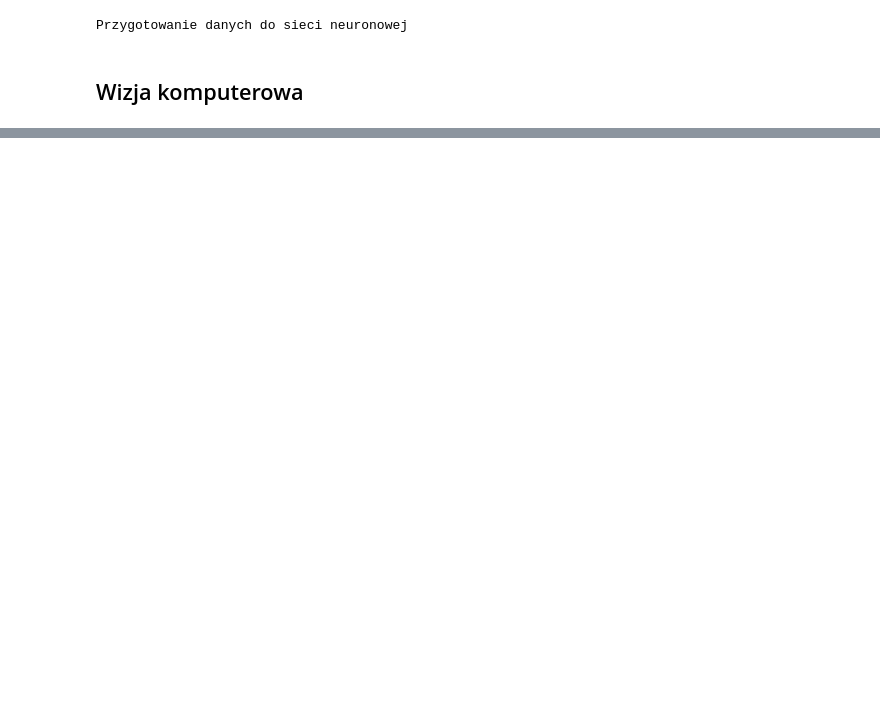
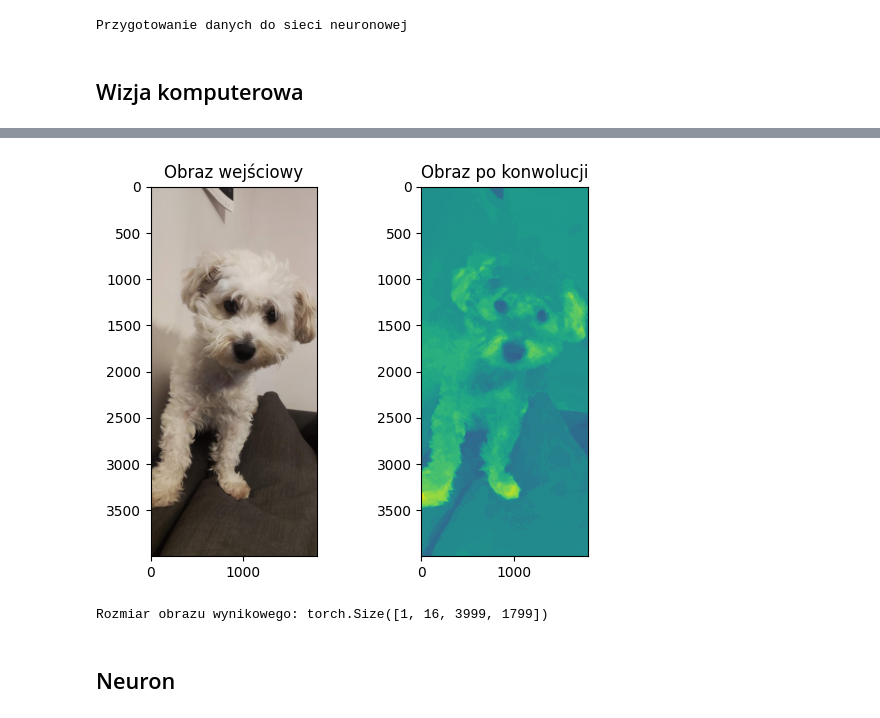
Before and after one commit to JakubLegutko/DLML, a Jupyter notebook: DL1.ipynb, the cells around one changed output, grey strips where cells are left out. Cells and saved outputs as stored; diff of their text form; code cells hidden in the pictures; blank space fills up the shorter version.

```diff
--- a/DL1.ipynb
+++ b/DL1.ipynb
@@ -305,0 +268,55 @@ ValueError: too many values to unpack (expected 2)
+# %%
+import torch
+import torch.nn as nn
+import torch.nn.functional as F
+from PIL import Image
+from torchvision import transforms
+import matplotlib.pyplot as plt
+
+# Przykładowy obraz wejściowy (możesz użyć własnego obrazu)
+input_image = Image.open("cat.jpg")
+
+# Przykładowe hiperparametry
+F = 2  # Rozmiar maski filtru
+S = 1  # Stride
+
+# Przekszałcenie obrazu PIL na tensor
+transform = transforms.ToTensor()
+input_tensor = transform(input_image).unsqueeze(0)  # Dodajemy wymiar batcha (1 obraz)
+
+# Wyświetlenie obrazu wejściowego
+plt.figure()
+plt.subplot(1, 2, 1)
+plt.title("Obraz wejściowy")
+plt.imshow(input_tensor.squeeze(0).permute(1, 2, 0))  # Tensor do obrazu PIL
+
+# Inicjalizacja warstwy konwolucyjnej
+conv_layer = nn.Conv2d(in_channels=3, out_channels=16, kernel_size=F, stride=S)
+
+# Oblicz zero-padding
+P = (input_tensor.shape[2] - 1) * S + F - input_tensor.shape[2]
+
+# Dodaj warstwę zero-padding do zachowania rozmiaru
+padding_layer = nn.ZeroPad2d(P // 2)
+input_tensor = padding_layer(input_tensor)
+
+# Przy użyciu funkcji forward() na obrazie wejściowym
+output_tensor = conv_layer(input_tensor)
+
+# Wyświetlenie obrazu wynikowego
+plt.subplot(1, 2, 2)
+plt.title("Obraz po konwolucji")
+output_array = output_tensor.squeeze(0).detach().numpy()
+output_array = output_array.transpose((1, 2, 0))
+plt.imshow(output_array[:, :, 0])  # Wyświetlenie jednego z kanałów
+
+# Wyświetlenie obu obrazów
+plt.show()
+
+# Wyświetlenie rozmiaru obrazu wynikowego
+print("Rozmiar obrazu wynikowego:", output_tensor.shape)
+# %% [output]
+[figure, added]
+Rozmiar obrazu wynikowego: torch.Size([1, 16, 3999, 1799])
+# %% [markdown]
+## Neuron
```
Also changed, not shown: parts of 6 cells of this notebook, 1 other file.
